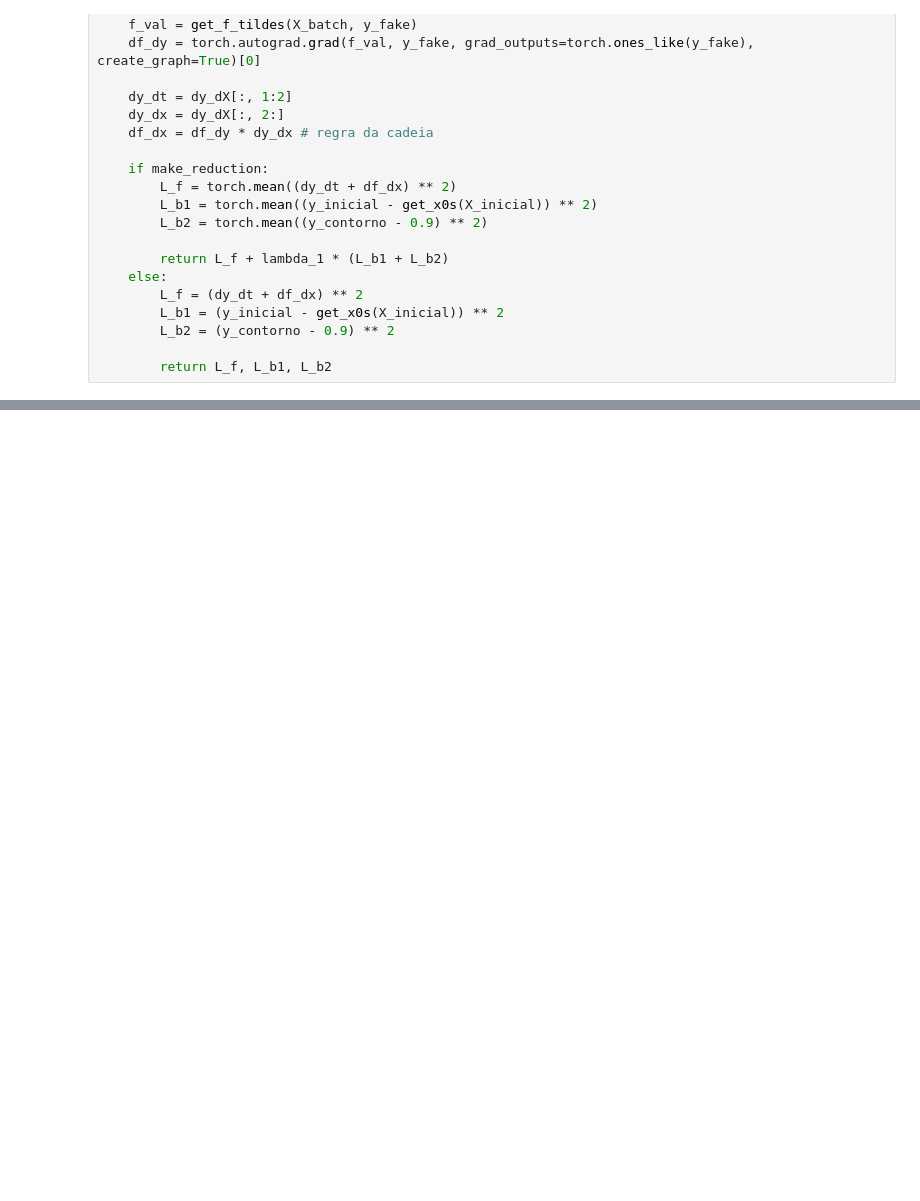
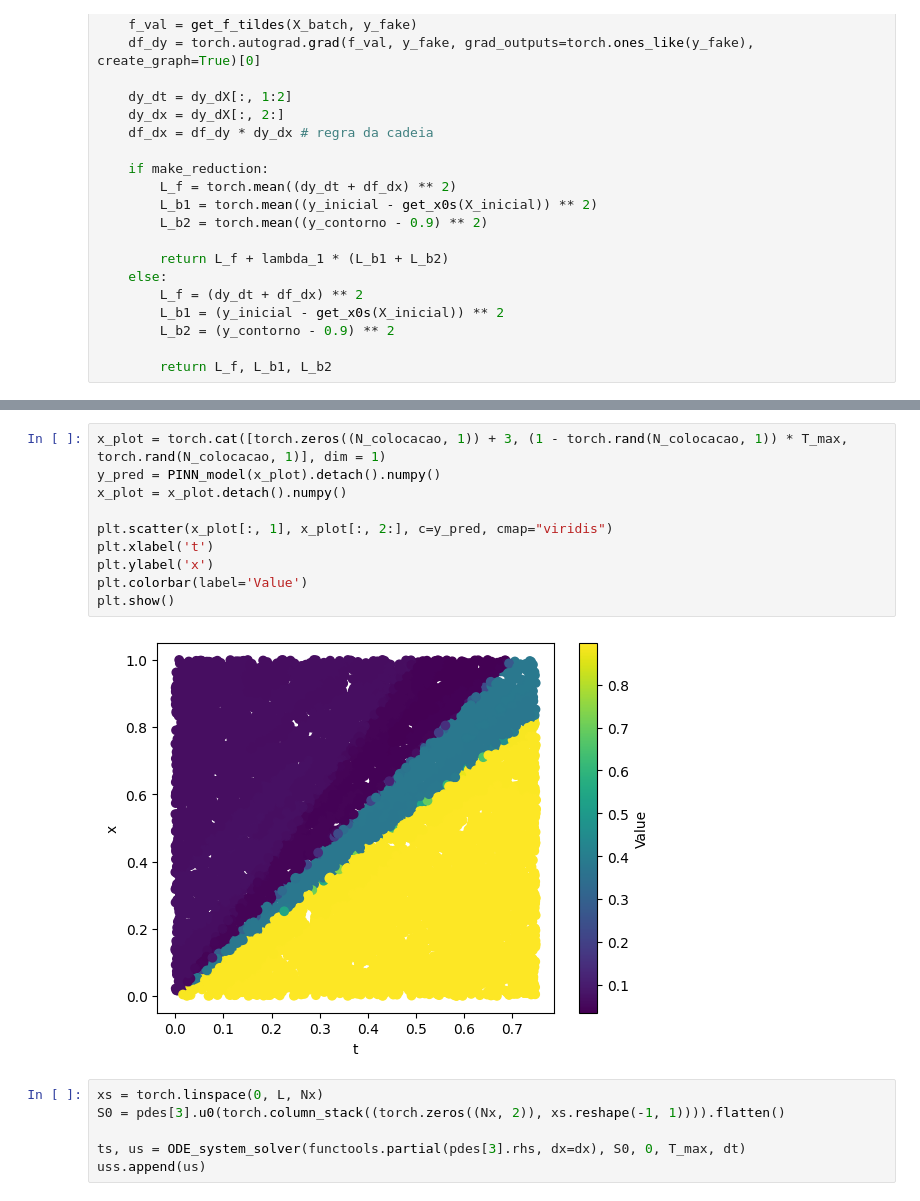
Before and after one commit to joaovmeyer/PINN-experiments, a Jupyter notebook: DeepONet.ipynb, the cells around one changed output, grey strips where cells are left out. Cells and saved outputs as stored; diff of their text form; blank space fills up the shorter version.

```diff
--- a/DeepONet.ipynb
+++ b/DeepONet.ipynb
@@ -385,0 +406,18 @@ plt.show()
+# %%
+x_plot = torch.cat([torch.zeros((N_colocacao, 1)) + 3, (1 - torch.rand(N_colocacao, 1)) * T_max, torch.rand(N_colocacao, 1)], dim = 1)
+y_pred = PINN_model(x_plot).detach().numpy()
+x_plot = x_plot.detach().numpy()
+
+plt.scatter(x_plot[:, 1], x_plot[:, 2:], c=y_pred, cmap="viridis")
+plt.xlabel('t')
+plt.ylabel('x')
+plt.colorbar(label='Value')
+plt.show()
+# %% [output]
+[figure, added]
+# %%
+xs = torch.linspace(0, L, Nx)
+S0 = pdes[3].u0(torch.column_stack((torch.zeros((Nx, 2)), xs.reshape(-1, 1)))).flatten()
+
+ts, us = ODE_system_solver(functools.partial(pdes[3].rhs, dx=dx), S0, 0, T_max, dt)
+uss.append(us)
```
Also changed, not shown: parts of 12 cells of this notebook.
